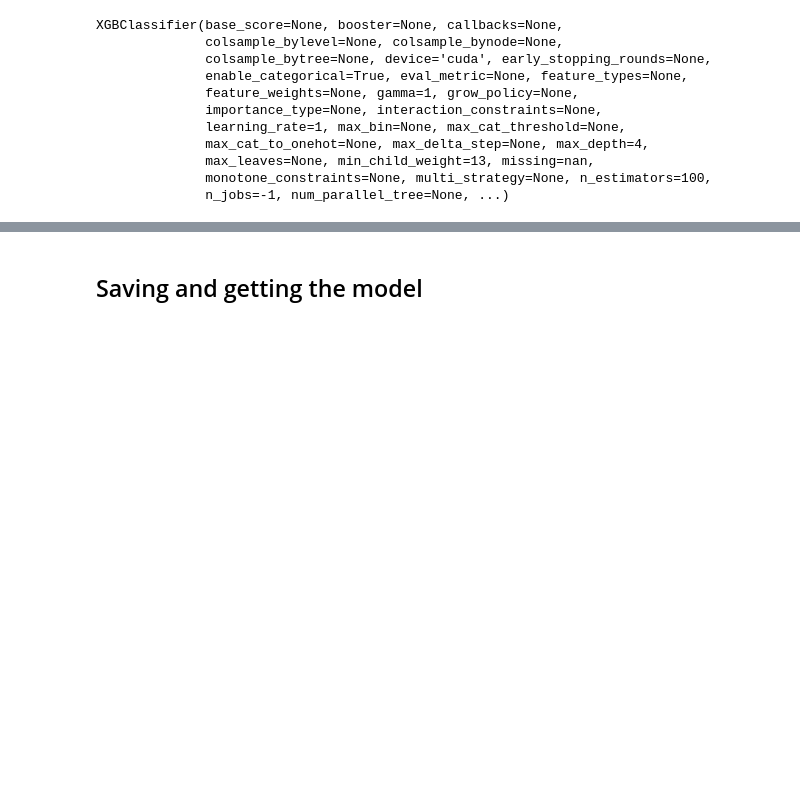
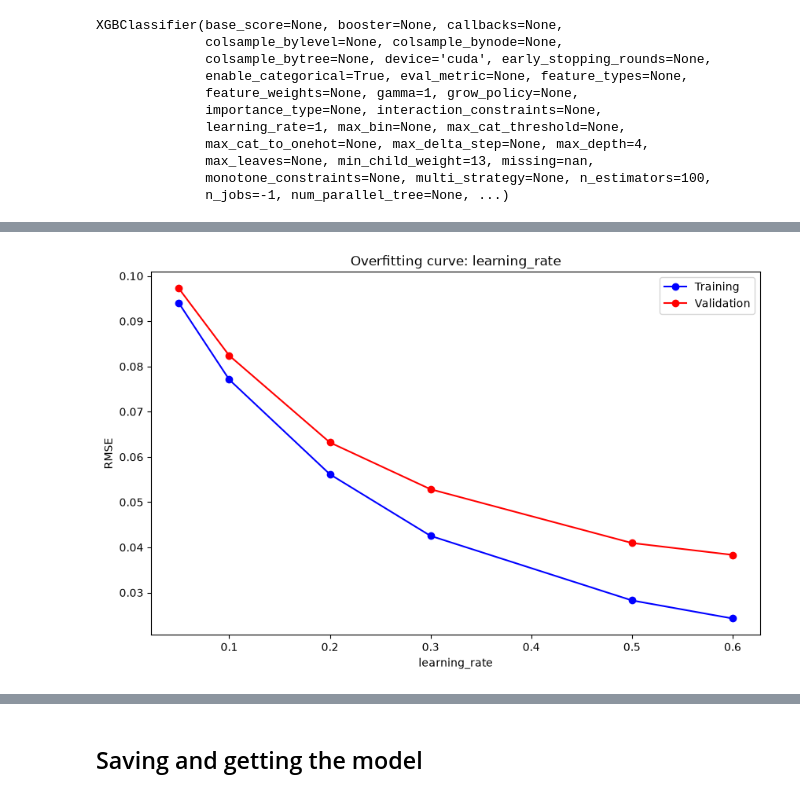
Before and after one commit to theju-bot/ml, a Jupyter notebook: 7 - predicting_credit_card_fraud.ipynb, the cells around one changed output, grey strips where cells are left out. Cells and saved outputs as stored; diff of their text form; code cells hidden in the pictures; blank space fills up the shorter version.

```diff
--- a/7 - predicting_credit_card_fraud.ipynb
+++ b/7 - predicting_credit_card_fraud.ipynb
@@ -521,0 +595,4 @@ xgb_model_hypr_1.score(X_test, y_test)
+# %%
+%%time
+test_param_and_plot(CatBoostClassifier, 'learning_rate', [0.05, 0.1, 0.2, 0.3, 0.5, 0.6], **params)
+# %% [output]
@@ -521,0 +601 @@ xgb_model_hypr_1.score(X_test, y_test)
+[figure, added]
```
Also changed, not shown: parts of 83 cells of this notebook, 7 other files.
